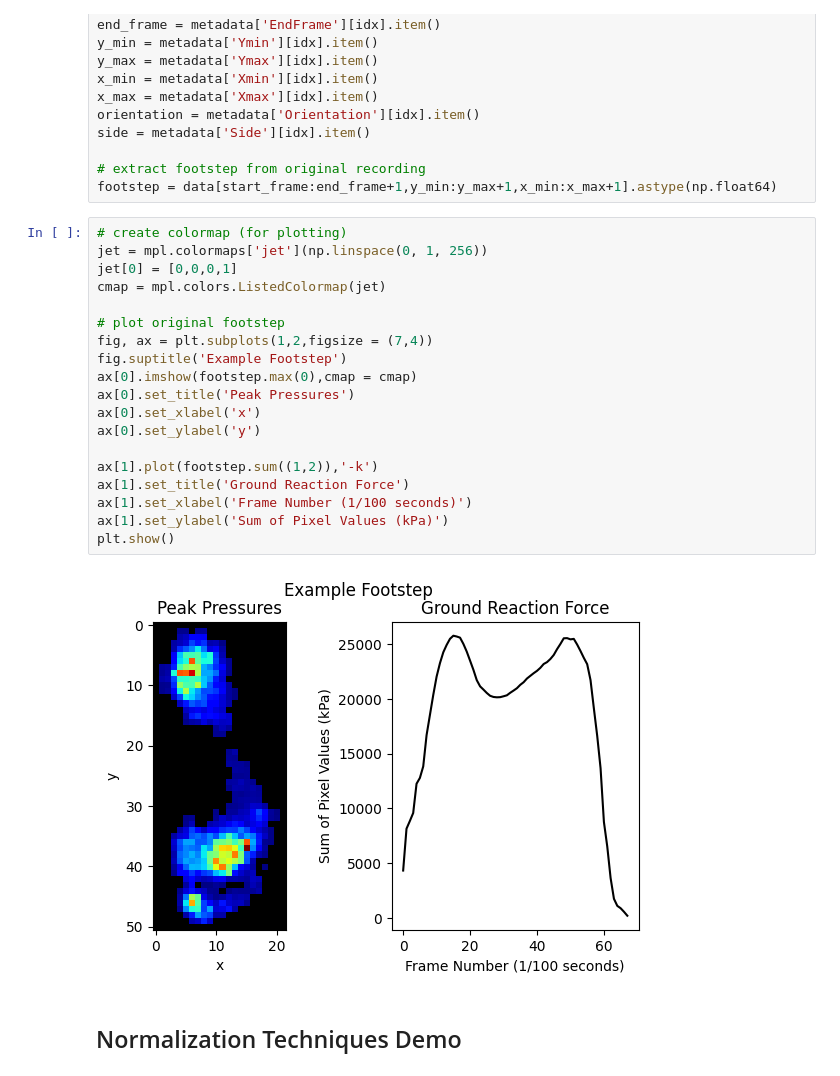
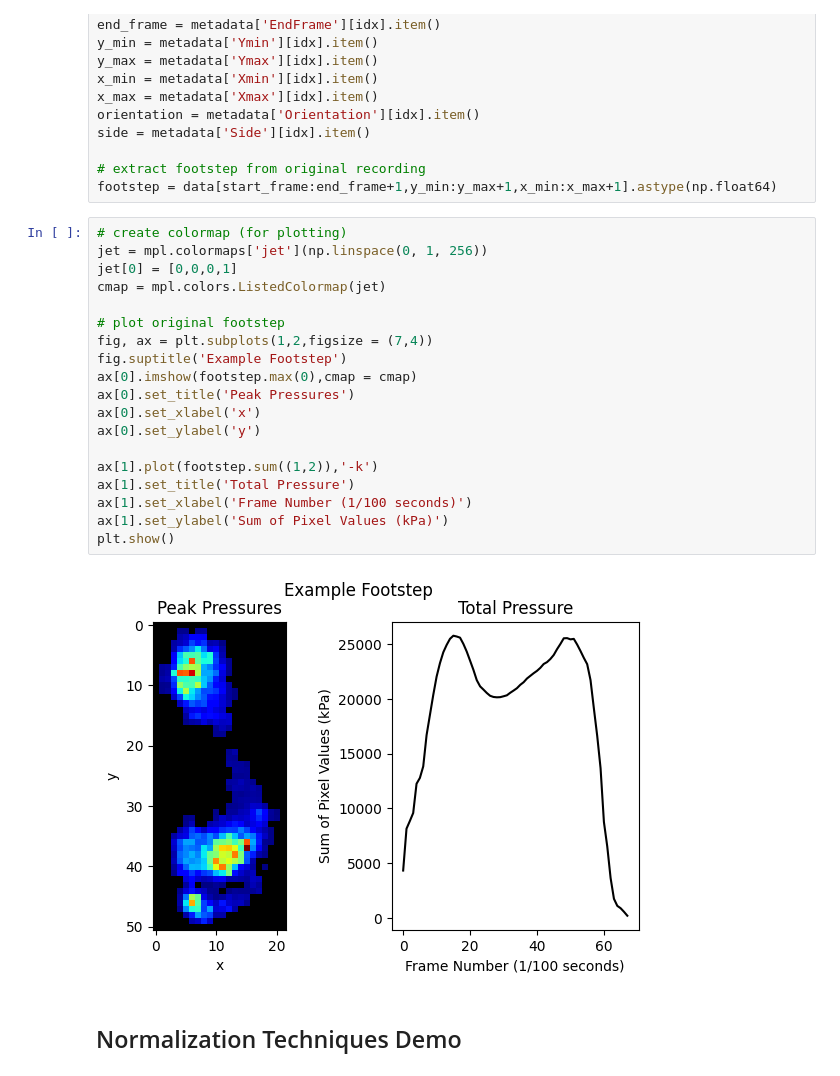
Before and after one commit to UNB-StepUP/StepUP-P150, a Jupyter notebook: python/normalize_footsteps.ipynb, the cells around one changed output. Drawn from its saved outputs; the diff is of its cells as text.

```diff
--- a/python/normalize_footsteps.ipynb
+++ b/python/normalize_footsteps.ipynb
@@ -305,24 +301,24 @@ footstep = data[start_frame:end_frame+1,y_min:y_max+1,x_min:x_max+1].astype(np.f
 # %%
 # create colormap (for plotting)
 jet = mpl.colormaps['jet'](np.linspace(0, 1, 256))
 jet[0] = [0,0,0,1]
 cmap = mpl.colors.ListedColormap(jet)
 
 # plot original footstep
 fig, ax = plt.subplots(1,2,figsize = (7,4))
 fig.suptitle('Example Footstep')
 ax[0].imshow(footstep.max(0),cmap = cmap)
 ax[0].set_title('Peak Pressures')
 ax[0].set_xlabel('x')
 ax[0].set_ylabel('y')
 
 ax[1].plot(footstep.sum((1,2)),'-k')
-ax[1].set_title('Ground Reaction Force')
+ax[1].set_title('Total Pressure')
 ax[1].set_xlabel('Frame Number (1/100 seconds)')
 ax[1].set_ylabel('Sum of Pixel Values (kPa)')
 plt.show()
 # %% [output]
-[figure, old version]
+[figure, new version]
 # %% [markdown]
 ## Normalization Techniques Demo
 # %%
```
Also changed, not shown: parts of 6 cells of this notebook, 2 other files.
